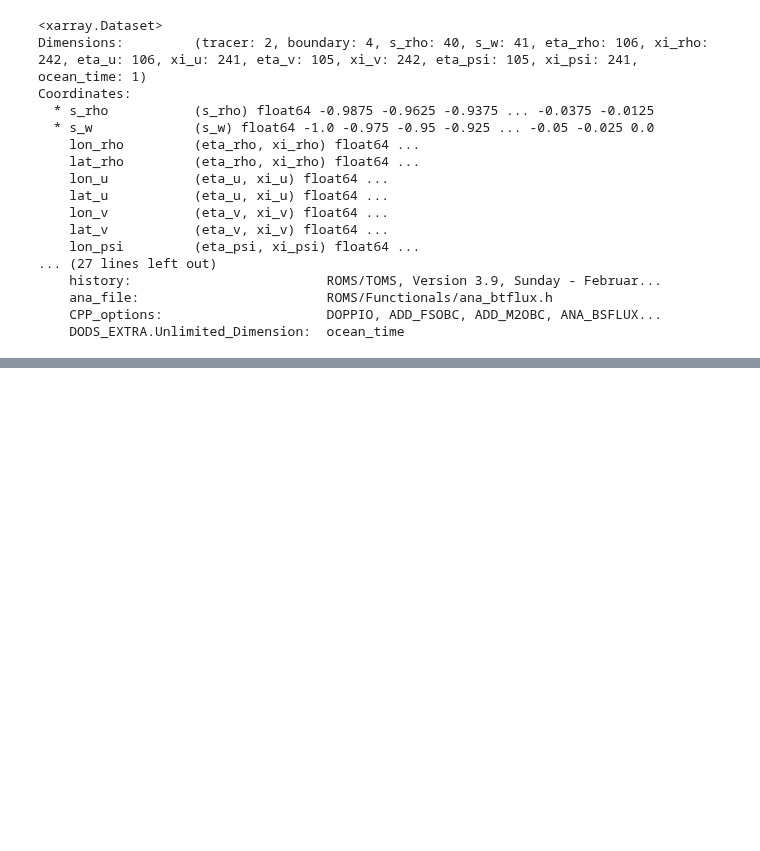
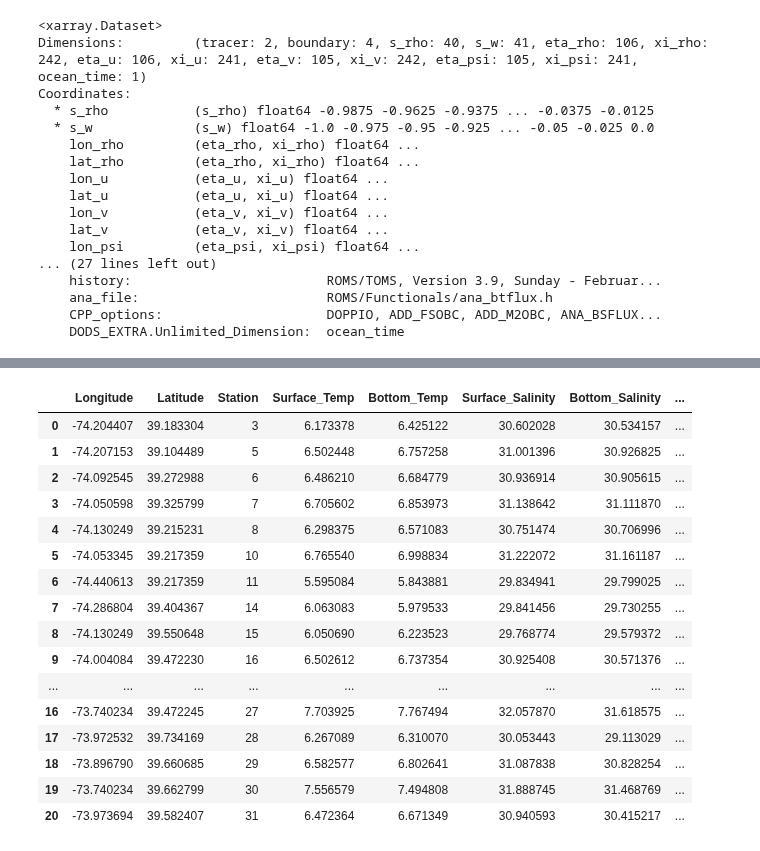
Before and after one commit to henrysun9074/fishics, a Jupyter notebook: models/q2a_doppio.ipynb, the cells around one changed output, grey strips where cells are left out. Cells and saved outputs as stored; diff of their text form; code cells hidden in the pictures; blank space fills up the shorter version.

```diff
--- a/models/q2a_doppio.ipynb
+++ b/models/q2a_doppio.ipynb
@@ -36,0 +82,54 @@ Coordinates:
+# %%
+# Load your Excel file
+points_df = pd.read_excel("/Users/henrysun_1/Desktop/Duke/2024-2025/Summer 2024/fishics/data/q2a_sites.xlsx")  # Replace "points.xlsx" with the path to your Excel file
+
+# Ensure your Excel file has columns named 'Lat', 'Lon', and 'Station'
+points = points_df.to_dict(orient='records')
+
+# Initialize an empty list to store the results
+data = []
+
+# Loop through each point
+for point in points:
+    my_lon = point["Lon"]
+    my_lat = point["Lat"]
+    station = point["Station"]
+
+    # Find the nearest grid point
+    ds1 = abs(ds.lat_rho - my_lat) + abs(ds.lon_rho - my_lon)
+    a, b = np.unravel_index(ds1.argmin(), ds1.shape)
+    ds2 = ds.sel(eta_rho=a, xi_rho=b)
+
+    # Extract the required values
+    surface_temp = ds2.temp[:, 0].values[0]
+    bottom_temp = ds2.temp[:, 39].values[0]
+    surface_salt = ds2.salt[:, 0].values[0]
+    bottom_salt = ds2.salt[:, 39].values[0]
+
+    # Calculate stratification
+    temp_stratification = np.abs(bottom_temp - surface_temp)
+    salinity_stratification = np.abs(bottom_salt - surface_salt)
+
+    # Append the values to the data list
+    data.append([my_lon, my_lat, station, surface_temp, bottom_temp, surface_salt, bottom_salt, temp_stratification, salinity_stratification])
+
+df = pd.DataFrame(data, columns=["Longitude", "Latitude", "Station", "Surface_Temp", "Bottom_Temp", "Surface_Salinity", "Bottom_Salinity", "Temp_Stratification", "Salinity_Stratification"])
+df
+# %% [output]
+|  | Longitude | Latitude | Station | Surface_Temp | Bottom_Temp | Surface_Salinity | Bottom_Salinity | ... |
+| 0 | -74.204407 | 39.183304 | 3 | 6.173378 | 6.425122 | 30.602028 | 30.534157 | ... |
+| 1 | -74.207153 | 39.104489 | 5 | 6.502448 | 6.757258 | 31.001396 | 30.926825 | ... |
+| 2 | -74.092545 | 39.272988 | 6 | 6.486210 | 6.684779 | 30.936914 | 30.905615 | ... |
+| 3 | -74.050598 | 39.325799 | 7 | 6.705602 | 6.853973 | 31.138642 | 31.111870 | ... |
+| 4 | -74.130249 | 39.215231 | 8 | 6.298375 | 6.571083 | 30.751474 | 30.706996 | ... |
+| 5 | -74.053345 | 39.217359 | 10 | 6.765540 | 6.998834 | 31.222072 | 31.161187 | ... |
+| 6 | -74.440613 | 39.217359 | 11 | 5.595084 | 5.843881 | 29.834941 | 29.799025 | ... |
+| 7 | -74.286804 | 39.404367 | 14 | 6.063083 | 5.979533 | 29.841456 | 29.730255 | ... |
+| 8 | -74.130249 | 39.550648 | 15 | 6.050690 | 6.223523 | 29.768774 | 29.579372 | ... |
+| 9 | -74.004084 | 39.472230 | 16 | 6.502612 | 6.737354 | 30.925408 | 30.571376 | ... |
+| ... | ... | ... | ... | ... | ... | ... | ... | ... |
+| 16 | -73.740234 | 39.472245 | 27 | 7.703925 | 7.767494 | 32.057870 | 31.618575 | ... |
+| 17 | -73.972532 | 39.734169 | 28 | 6.267089 | 6.310070 | 30.053443 | 29.113029 | ... |
+| 18 | -73.896790 | 39.660685 | 29 | 6.582577 | 6.802641 | 31.087838 | 30.828254 | ... |
+| 19 | -73.740234 | 39.662799 | 30 | 7.556579 | 7.494808 | 31.888745 | 31.468769 | ... |
+| 20 | -73.973694 | 39.582407 | 31 | 6.472364 | 6.671349 | 30.940593 | 30.415217 | ... |
```
Also changed, not shown: parts of 14 cells of this notebook, 2 other files.
